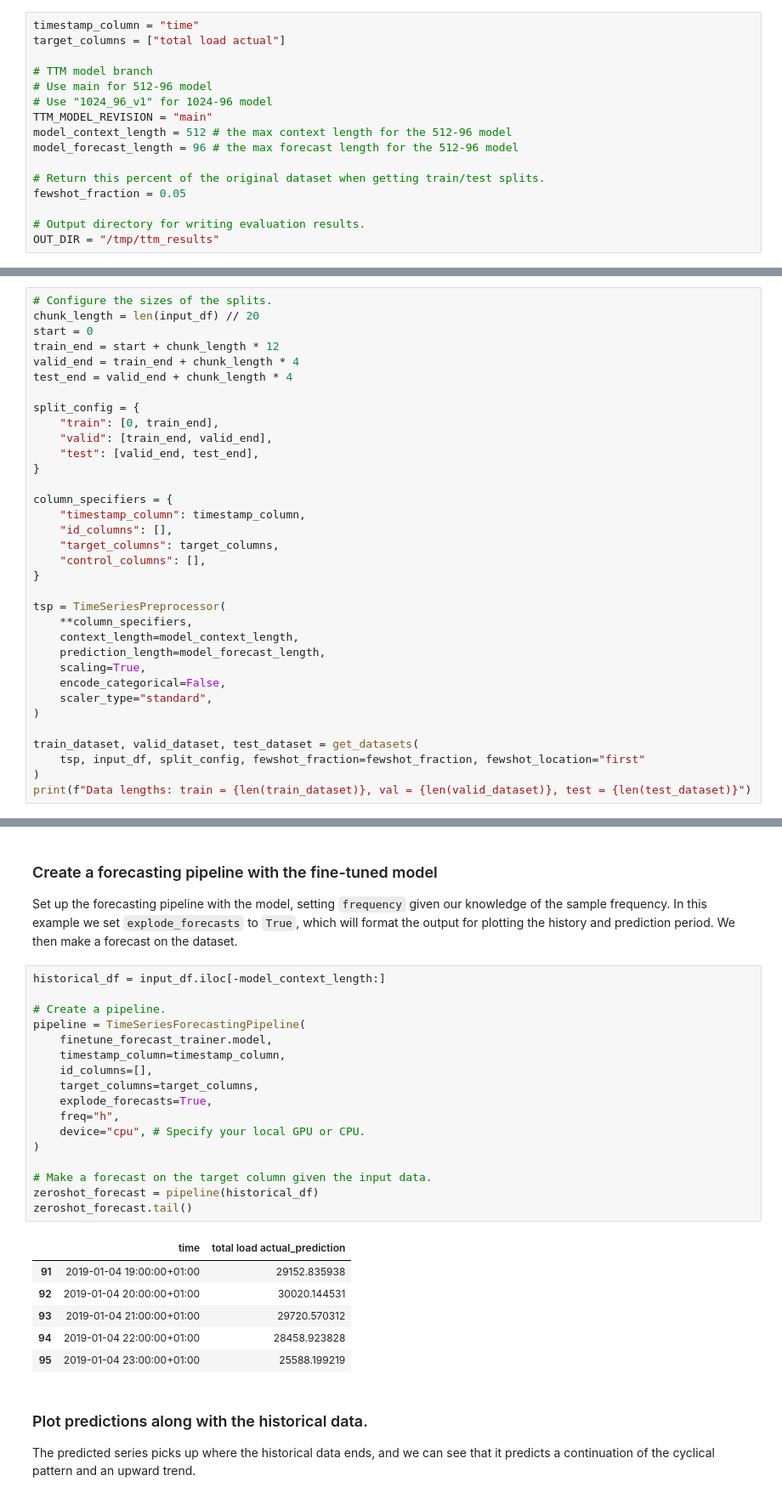
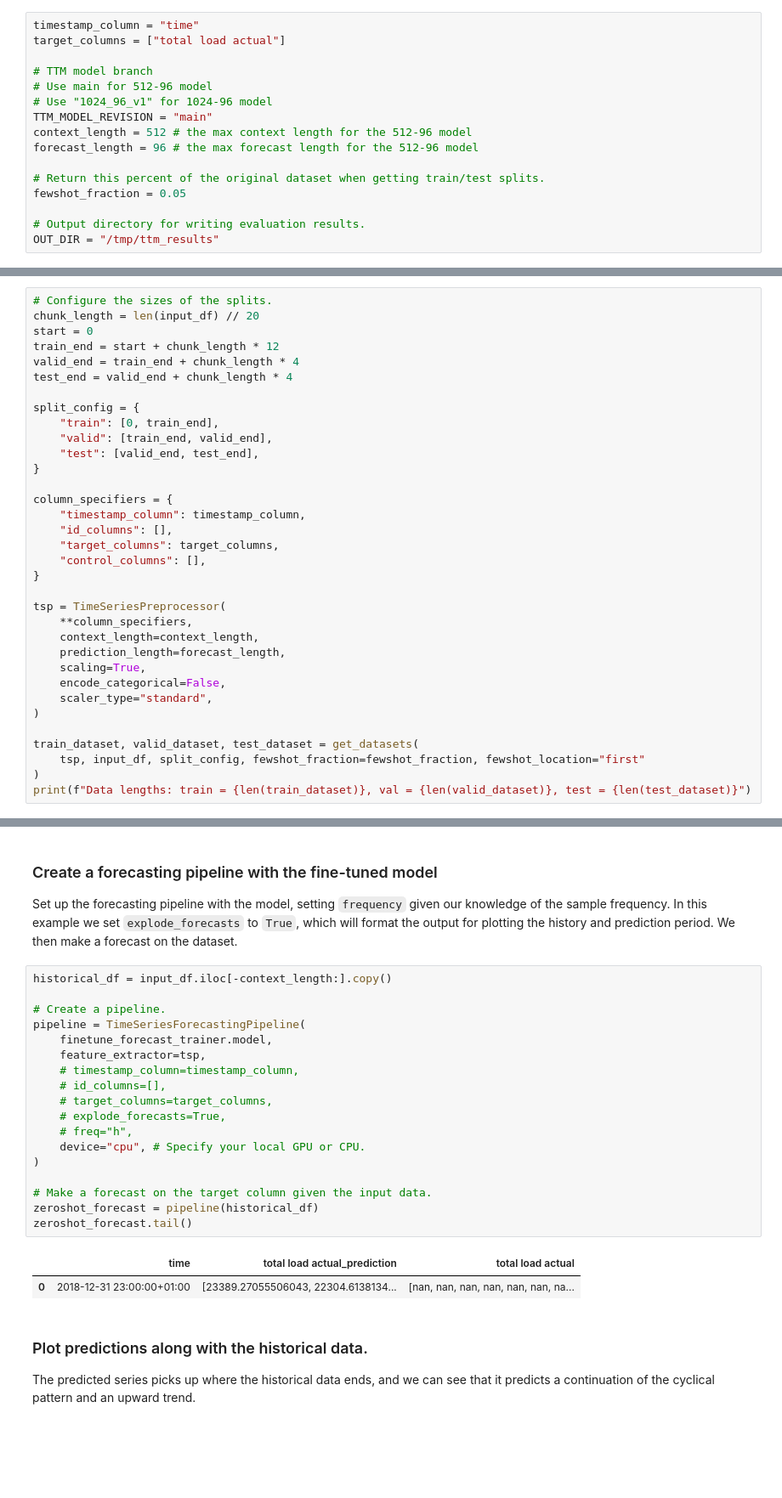
Before and after one commit to ibm-granite-community/granite-timeseries-cookbook, a Jupyter notebook: recipes/Time_Series/Few-shot_Finetuning_and_Evaluation.ipynb, the cells around one changed output, grey strips where cells are left out. Shown at 85% size. Cells and saved outputs as stored; diff of their text form; blank space fills up the shorter version.

```diff
--- a/recipes/Time_Series/Few-shot_Finetuning_and_Evaluation.ipynb
+++ b/recipes/Time_Series/Few-shot_Finetuning_and_Evaluation.ipynb
@@ -49,8 +49,8 @@ target_columns = ["total load actual"]
 # Use main for 512-96 model
 # Use "1024_96_v1" for 1024-96 model
 TTM_MODEL_REVISION = "main"
-model_context_length = 512 # the max context length for the 512-96 model
-model_forecast_length = 96 # the max forecast length for the 512-96 model
+context_length = 512 # the max context length for the 512-96 model
+forecast_length = 96 # the max forecast length for the 512-96 model
 
 # Return this percent of the original dataset when getting train/test splits.
 fewshot_fraction = 0.05
@@ -133,8 +130,8 @@ column_specifiers = {
 
 tsp = TimeSeriesPreprocessor(
     **column_specifiers,
-    context_length=model_context_length,
-    prediction_length=model_forecast_length,
+    context_length=context_length,
+    prediction_length=forecast_length,
     scaling=True,
     encode_categorical=False,
     scaler_type="standard",
@@ -269,29 +266,26 @@ plot_predictions(
 
 Set up the forecasting pipeline with the model, setting `frequency` given our knowledge of the sample frequency. In this example we set `explode_forecasts` to `True`, which will format the output for plotting the history and prediction period. We then make a forecast on the dataset.
 # %%
-historical_df = input_df.iloc[-model_context_length:]
+historical_df = input_df.iloc[-context_length:].copy()
 
 # Create a pipeline.
 pipeline = TimeSeriesForecastingPipeline(
     finetune_forecast_trainer.model,
-    timestamp_column=timestamp_column,
-    id_columns=[],
-    target_columns=target_columns,
-    explode_forecasts=True,
-    freq="h",
+    feature_extractor=tsp,
+    # timestamp_column=timestamp_column,
+    # id_columns=[],
+    # target_columns=target_columns,
+    # explode_forecasts=True,
+    # freq="h",
     device="cpu", # Specify your local GPU or CPU.
 )
 
 # Make a forecast on the target column given the input data.
 zeroshot_forecast = pipeline(historical_df)
 zeroshot_forecast.tail()
 # %% [output]
-|  | time | total load actual_prediction |
-| 91 | 2019-01-04 19:00:00+01:00 | 29152.835938 |
-| 92 | 2019-01-04 20:00:00+01:00 | 30020.144531 |
-| 93 | 2019-01-04 21:00:00+01:00 | 29720.570312 |
-| 94 | 2019-01-04 22:00:00+01:00 | 28458.923828 |
-| 95 | 2019-01-04 23:00:00+01:00 | 25588.199219 |
+|  | time | total load actual_prediction | total load actual |
+| 0 | 2018-12-31 23:00:00+01:00 | [23389.27055506043, 22304.6138134... | [nan, nan, nan, nan, nan, nan, na... |
 # %% [markdown]
 ### Plot predictions along with the historical data.
 
```
Also changed, not shown: parts of 5 cells of this notebook.
